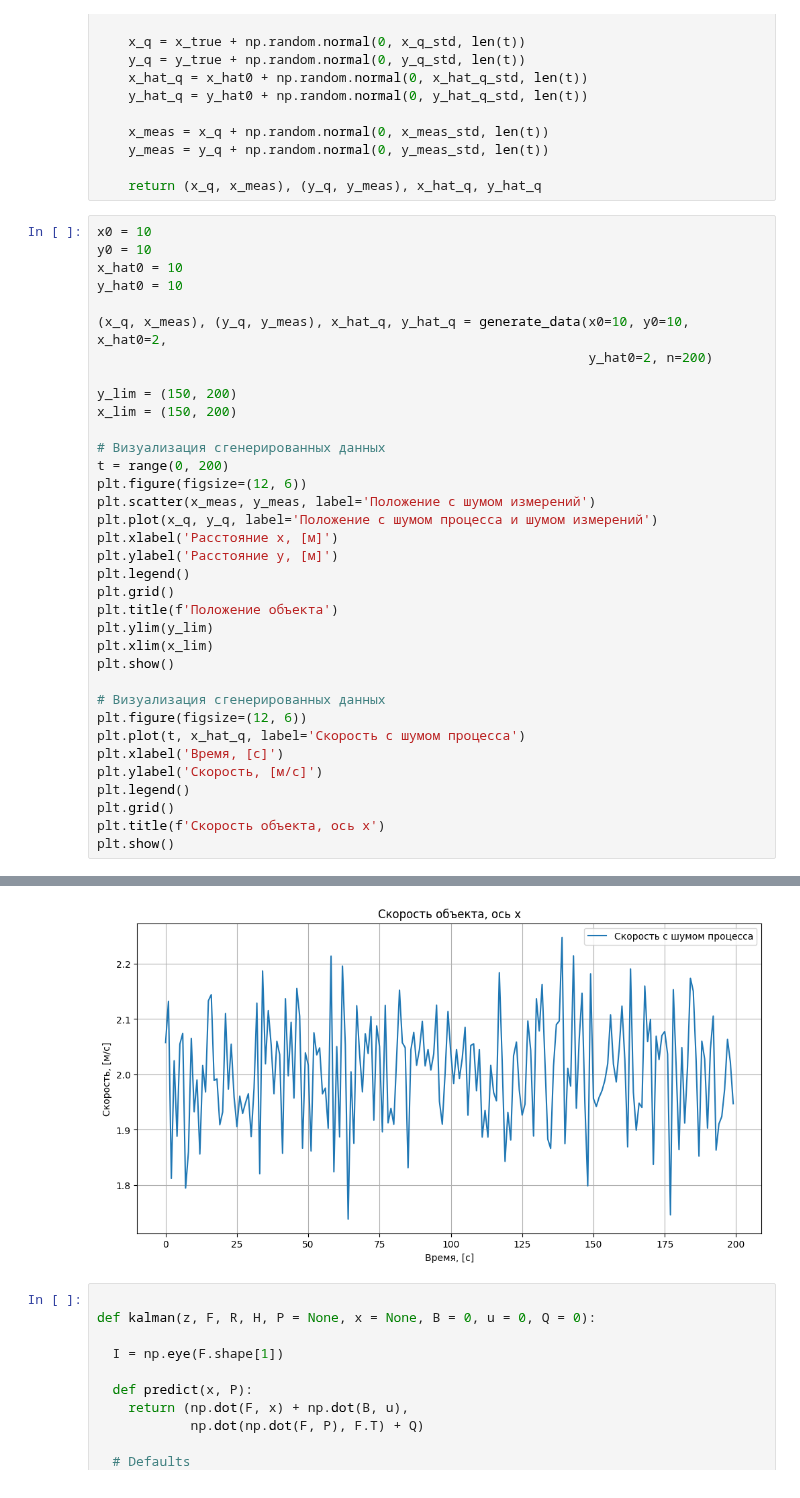
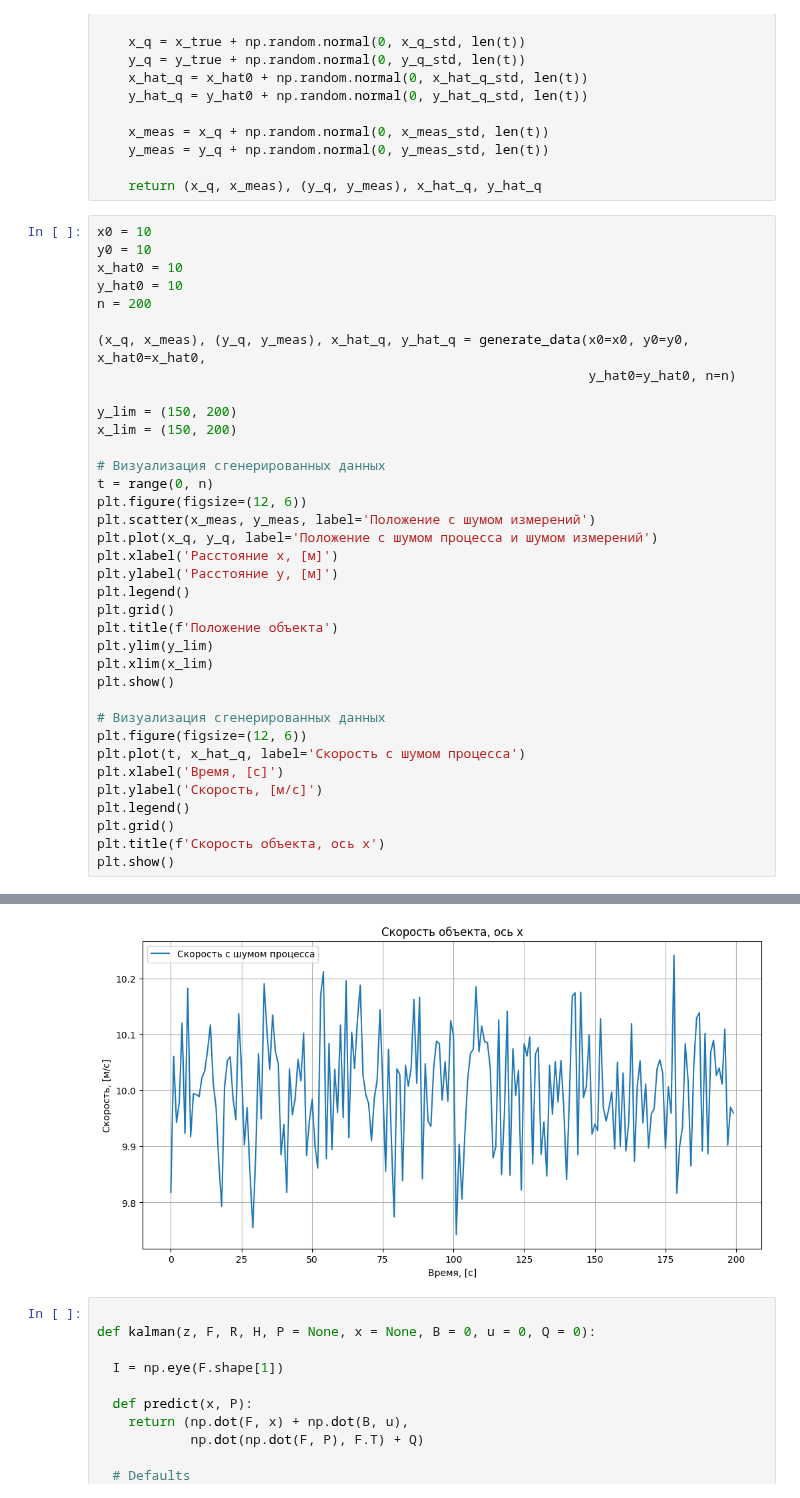
Before and after one commit to BROsandr/modeling_ius, a Jupyter notebook: lab3/lab03.ipynb, the cells around one changed output, grey strips where cells are left out. Saved outputs shown, nothing was run; the diff lists cells and outputs as text.

```diff
--- a/lab3/lab03.ipynb
+++ b/lab3/lab03.ipynb
@@ -60,15 +60,16 @@ x0 = 10
 y0 = 10
 x_hat0 = 10
 y_hat0 = 10
+n = 200
 
-(x_q, x_meas), (y_q, y_meas), x_hat_q, y_hat_q = generate_data(x0=10, y0=10, x_hat0=2,
-                                                               y_hat0=2, n=200)
+(x_q, x_meas), (y_q, y_meas), x_hat_q, y_hat_q = generate_data(x0=x0, y0=y0, x_hat0=x_hat0,
+                                                               y_hat0=y_hat0, n=n)
 
 y_lim = (150, 200)
 x_lim = (150, 200)
 
 # Визуализация сгенерированных данных
-t = range(0, 200)
+t = range(0, n)
 plt.figure(figsize=(12, 6))
 plt.scatter(x_meas, y_meas, label='Положение с шумом измерений')
 plt.plot(x_q, y_q, label='Положение с шумом процесса и шумом измерений')
@@ -95,4 +96,4 @@ plt.show()
-[figure, old version]
+[figure, new version]
 # %%
 
 def kalman(z, F, R, H, P = None, x = None, B = 0, u = 0, Q = 0):
```
Also changed, not shown: parts of 2 cells of this notebook.
